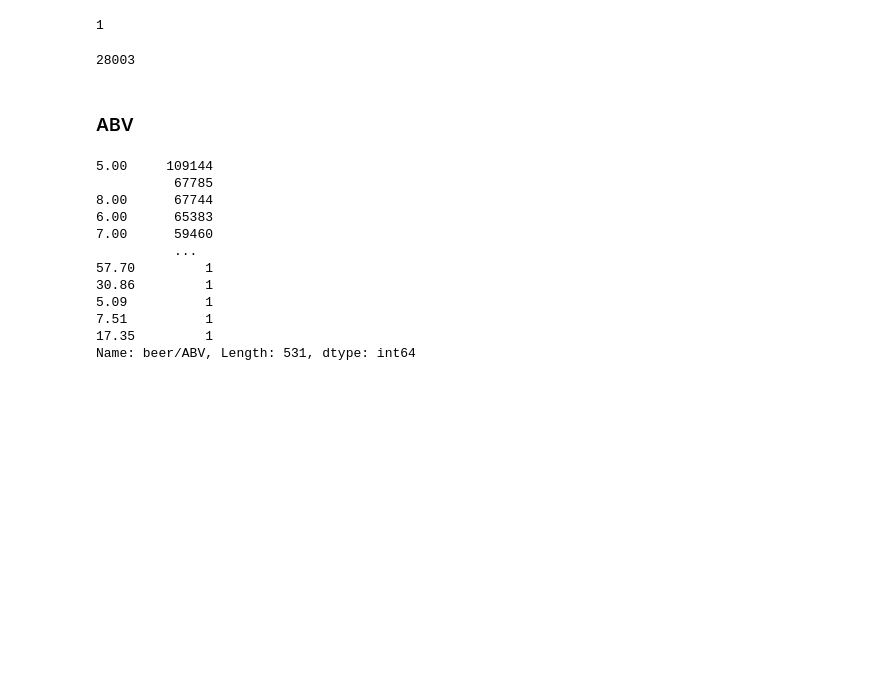
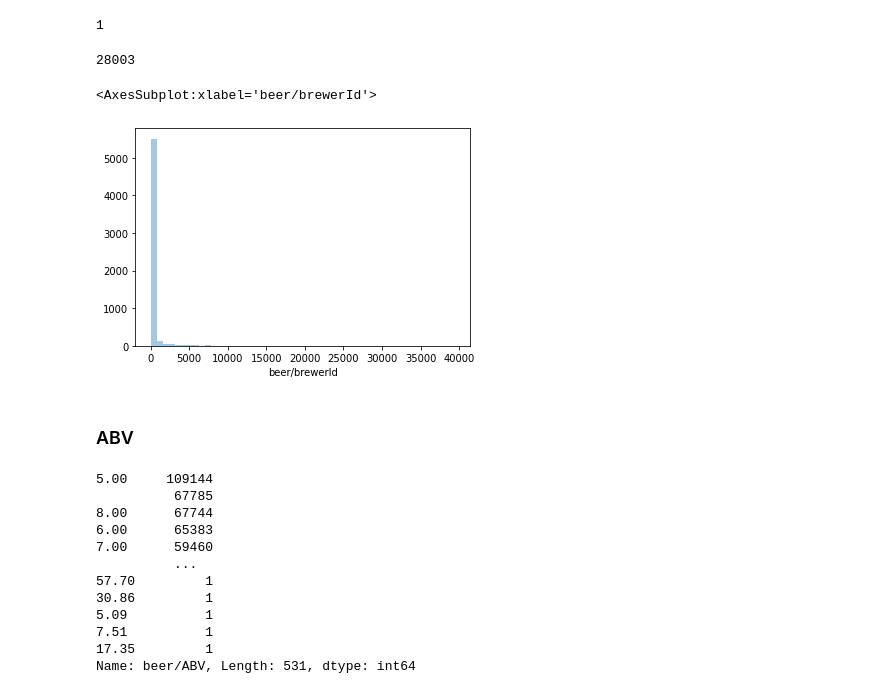
Before and after one commit to boostcampaitech3/final-project-level3-recsys-10, a Jupyter notebook: EDA/beeradvocate_EDA_styoo.ipynb, the cells around one changed output. Saved outputs shown, nothing was run; the diff lists cells and outputs as text; code cells hidden in the pictures; blank space fills up the shorter version.

```diff
--- a/EDA/beeradvocate_EDA_styoo.ipynb
+++ b/EDA/beeradvocate_EDA_styoo.ipynb
@@ -289,6 +310,12 @@ beeradvocate['beer/brewerId'].min()
 beeradvocate['beer/brewerId'].max()
 # %% [output]
 28003
+# %%
+# 각 리뷰 개수 별 맥주 회사 수 분포
+sns.distplot(beeradvocate['beer/brewerId'].value_counts(), kde=False)
+# %% [output]
+<AxesSubplot:xlabel='beer/brewerId'>
+[figure, added]
 # %% [markdown]
 ### ABV
 # %%
```
Also changed, not shown: parts of 3 cells of this notebook.
